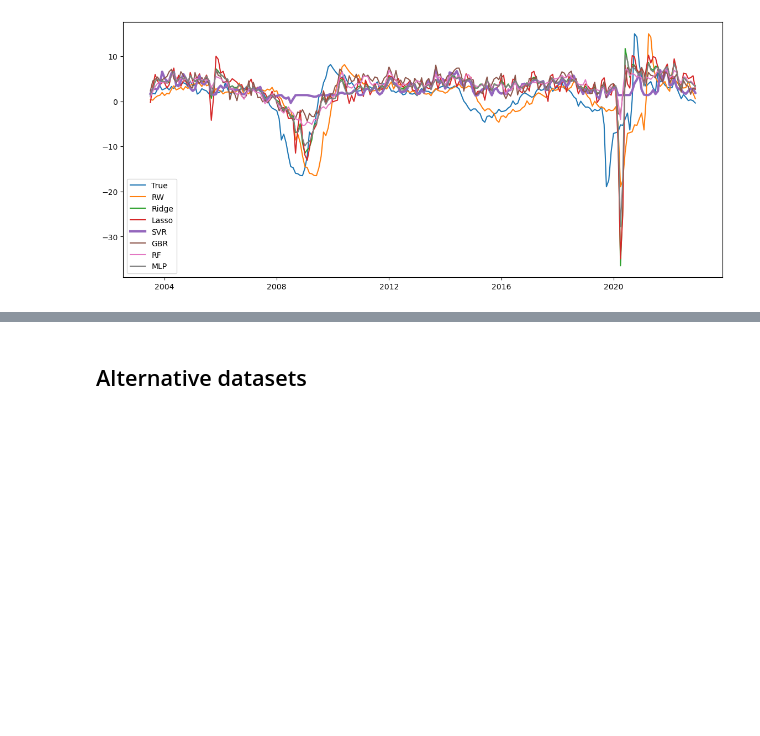
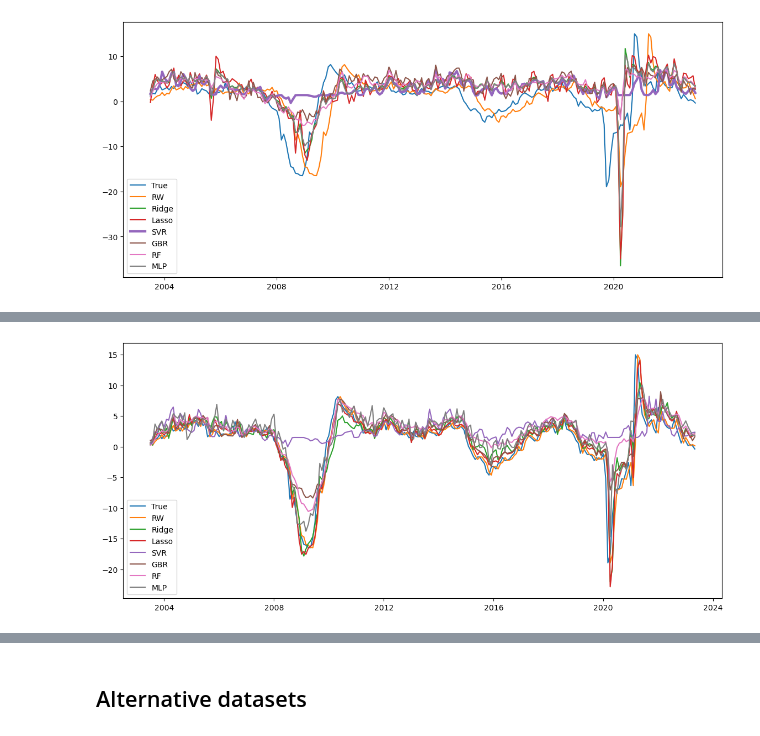
Before and after one commit to vitaliiveremiienko/GRA4160_project, a Jupyter notebook: main.ipynb, the cells around one changed output, grey strips where cells are left out. Drawn from its saved outputs; the diff is of its cells as text; code cells hidden in the pictures; blank space fills up the shorter version.

```diff
--- a/main.ipynb
+++ b/main.ipynb
@@ -677,7 +697,7 @@ Baseline scenario:
 - Standardized data
 # %%
 h_s = [1, 3, 6, 12, 24]
-lags_s = [[1], [1,2,3], [1,2,3,4,5,6], [12], [12, 24], [12, 24, 36], [12, 24, 36, 48], [12, 24, 36, 48], [12, 24, 36, 48, 60]]
+lags_s = [[1], [1,2,3], [12], [12, 24], [12, 24, 36]]
 # %% [markdown]
 ### Testing individual models
 # %%
@@ -1374,0 +1397,7 @@ plt.show()
+# %%
+r_h0, l_h0, svr_h0, rf_h0, gbr_h0, mlp_h0, p_h0 = evaluate_models(df=data_with_indpro_yoy,
+                       y_name=target_variable,
+                       autoregressive_lags=[0] + lags_s[0],
+                       lags=lags_s[0],
+                       h_ahead=h_s[0],
+                       standardize=True)
@@ -1374,0 +1422,16 @@ plt.show()
+# %%
+fix, ax = plt.subplots()
+
+ax.plot(p_h0.test_sample[0], label="True")
+ax.plot(p_h0.test_rw_prediction, label="RW")
+ax.plot(r_h0[2], label="Ridge")
+ax.plot(l_h0[2], label="Lasso")
+ax.plot(svr_h0[2], label="SVR")
+ax.plot(gbr_h0[2], label="GBR")
+ax.plot(rf_h0[2], label="RF")
+ax.plot(mlp_h0[2], label="MLP")
+
+plt.legend(loc="best")
+plt.show()
+# %% [output]
+[figure, added]
```
Also changed, not shown: parts of 65 cells of this notebook, 6 other files.
